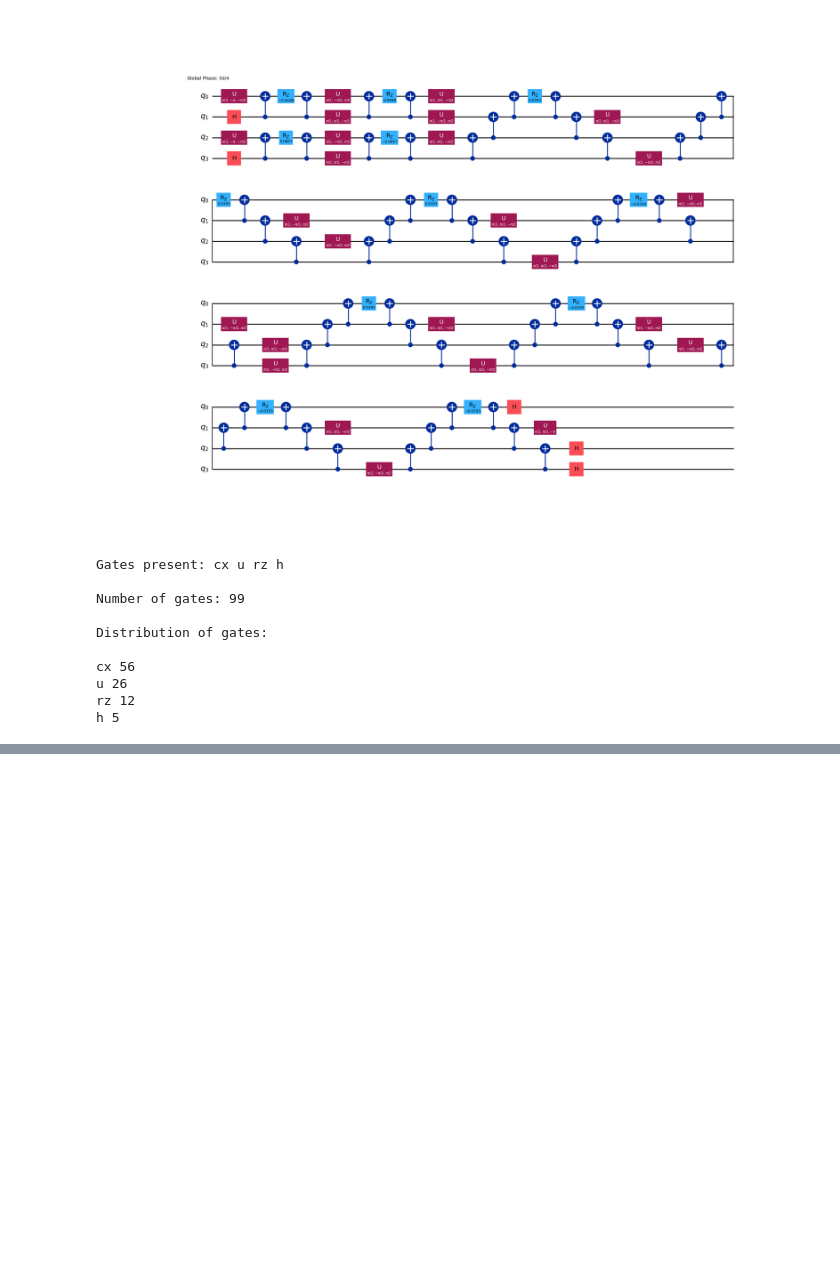
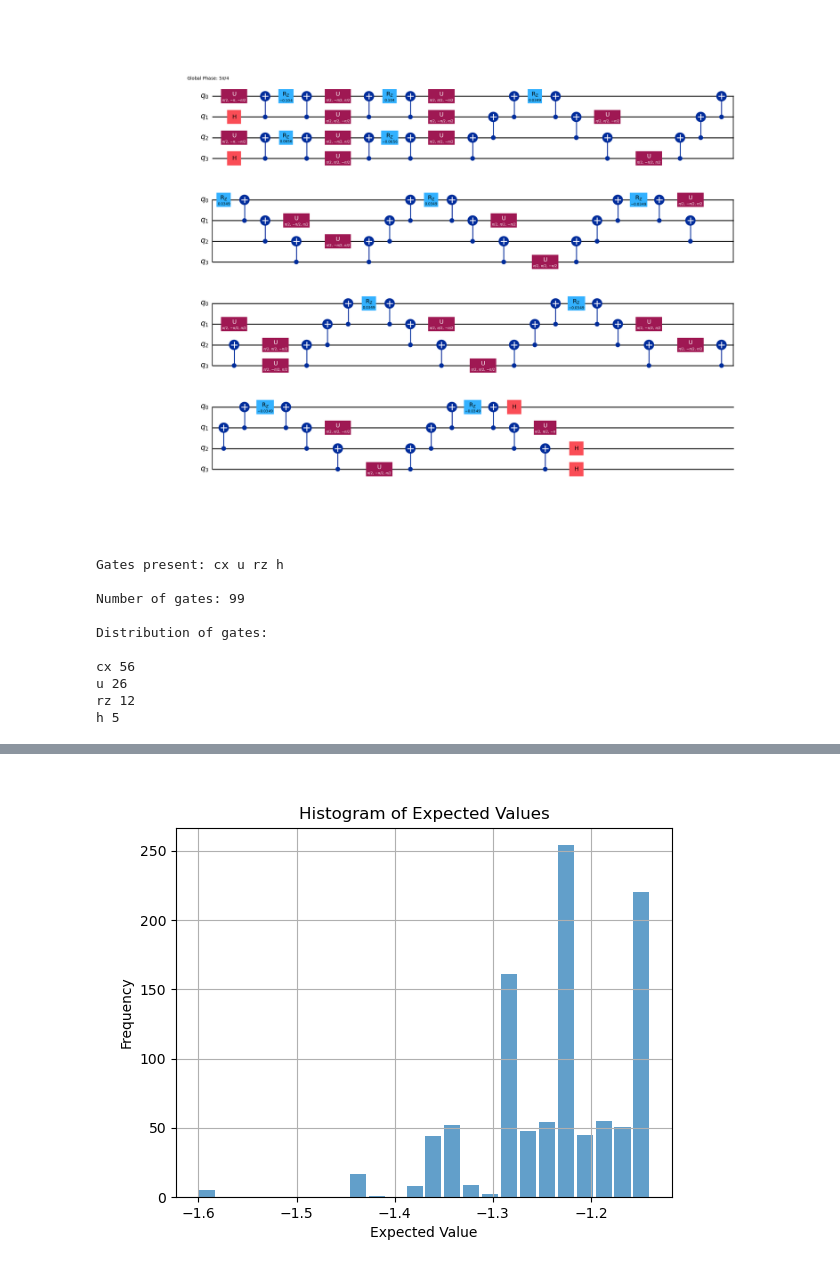
Before and after one commit to Gtortoretto/Quantum-Computing, a Jupyter notebook: AWS/Gabriel/GroundState1/Modelos.ipynb, the cells around one changed output, grey strips where cells are left out. Drawn from its saved outputs; the diff is of its cells as text; code cells hidden in the pictures; blank space fills up the shorter version.

```diff
--- a/AWS/Gabriel/GroundState1/Modelos.ipynb
+++ b/AWS/Gabriel/GroundState1/Modelos.ipynb
@@ -276,3 +271,23 @@ expectation_value_teste_statevector, expectation_value_teste_estimator
-# %%
-for i, (gate, qubits, etc) in enumerate(circuito.data):
-    print(gate.name, qubits)
+# %%
+circuitos_similares = abrir("circuitos_similares")
+# %%
+original_expectation_value = run_statevector(circuito, es_problem)
+original_gate_counts = {gate.name: sum(1 for g, *_ in circuito.data if g.name == gate.name) for gate, *_ in circuito.data}
+
+data = []
+for circuit in circuitos_similares:
+    row = {}
+    row['circuit'] = hex(id(circuit))
+    row['num_gates'] = circuit.size()
+    gate_counts = {gate.name: sum(1 for g, *_ in circuit.data if g.name == gate.name) for gate, *_ in circuit.data}
+    row['gate_counts'] = dict(sorted(gate_counts.items(), key=lambda item: item[1], reverse=True))
+    changed_gates = {gate: gate_counts.get(gate, 0) - original_gate_counts.get(gate, 0) for gate in set(gate_counts) | set(original_gate_counts)}
+    row['changed_gates'] = dict(sorted(changed_gates.items(), key=lambda item: item[1], reverse=True))
+    data.append(row)
+    row['rz_gates'] = row['gate_counts'].get('rz', 0)
+    row['expected_value'] = run_statevector(circuit, es_problem)
+    row['percentage_difference'] = f"{abs(abs(row['expected_value'] - original_expectation_value) / original_expectation_value)* 100:.2f}%"
+
+df = pd.DataFrame(data)
+
+df
@@ -278,0 +308,13 @@ for i, (gate, qubits, etc) in enumerate(circuito.data):
+# %%
+expected_values = df['expected_value']
+
+plt.figure()
+plt.hist(list(expected_values), bins='auto', alpha=0.7, rwidth=0.85)
+plt.xlabel('Expected Value')
+plt.ylabel('Frequency')
+plt.title('Histogram of Expected Values')
+plt.grid(True)
+
+plt.show()
+# %% [output]
+[figure, added]
```
Also changed, not shown: parts of 6 cells of this notebook, 5 other files.
